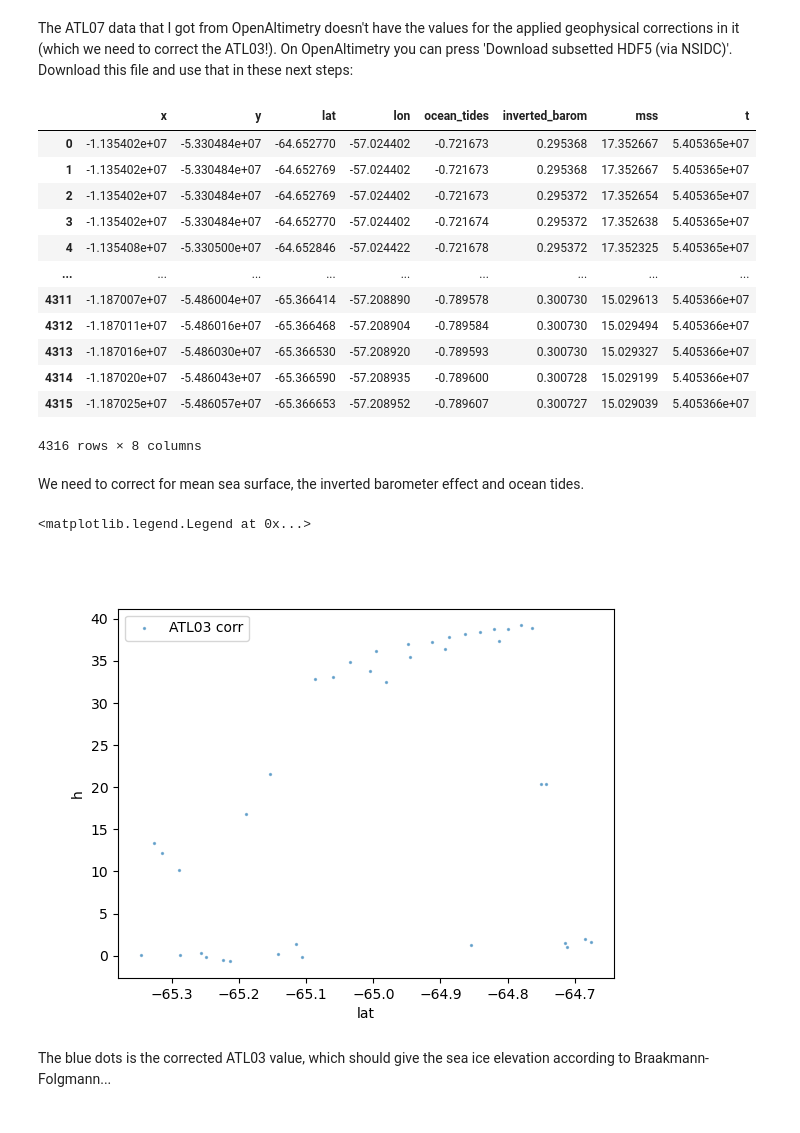
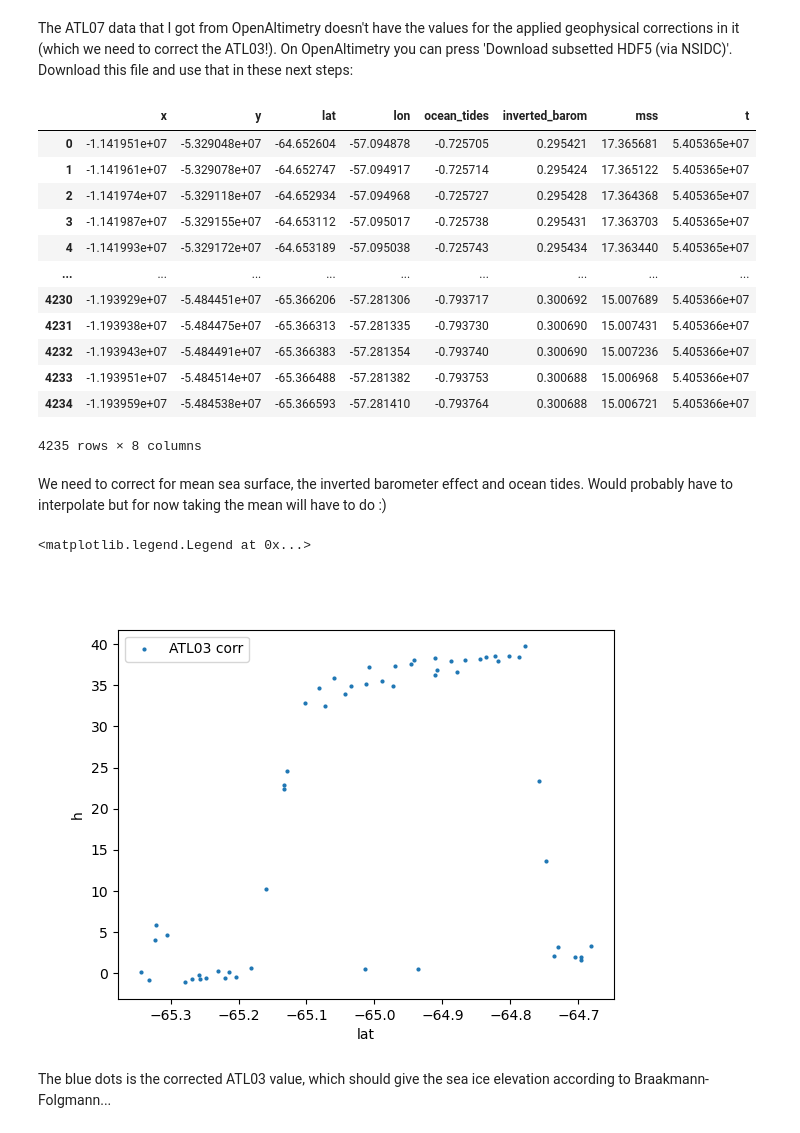
Before and after one commit to ICESAT-2HackWeek/2022Berg, a Jupyter notebook: contributors/isolde/OpenAlt_ATL03.ipynb, the cells around one changed output. Cells and saved outputs as stored; diff of their text form; code cells hidden in the pictures.

```diff
--- a/contributors/isolde/OpenAlt_ATL03.ipynb
+++ b/contributors/isolde/OpenAlt_ATL03.ipynb
@@ -8,8 +8,7 @@ URL and beam you are interested in:
 # %%
 url = 'http://openaltimetry.org/data/api/icesat2/atl07?date=2019-09-18&minx=-57.59762573242188&miny=-65.3666687011719&maxx=-56.92471313476563&maxy=-64.6525573730469&trackId=1260&beamName=gt3r&beamName=gt3l&beamName=gt2r&beamName=gt2l&beamName=gt1r&beamName=gt1l&outputFormat=json'
 #url = 'http://openaltimetry.org/data/api/icesat2/atl07?date=2021-12-22&minx=-133.89175415039077&miny=72.26669311523435&maxx=-133.4152221679689&maxy=72.57293701171872&trackId=1386&beamName=gt3r&beamName=gt3l&beamName=gt2r&beamName=gt2l&beamName=gt1r&beamName=gt1l&outputFormat=json'
-gtx = 'gt1l'
-#gtx = 'gt2l'
+gtx = 'gt2l'
 # %%
 %matplotlib widget
 import os
@@ -59,7 +52,7 @@ Methods from [Braakmann-Folgmann et al. (2022)](https://doi.org/10.1016/j.rse.20
 # %%
 #Drop low confidence observations
 atl03 = mydata.atl03
-atl03 = atl03.loc[(atl03['conf'] == 'High')|(atl03['conf']=='Medium')|(atl03['conf']=='Low')].reset_index(drop=True)
+atl03 = atl03.loc[(atl03['conf'] != 'Noise')].reset_index(drop=True)
 # %%
 #150 photons each averaged along-track
 atl03_150 = atl03.groupby(np.arange(len(atl03))//150).mean()
@@ -101,31 +94,31 @@ with h5py.File(file,'r') as h5f:
 atl07
 # %% [output]
 |  | x | y | lat | lon | ocean_tides | inverted_barom | mss | t |
-| 0 | -1.135402e+07 | -5.330484e+07 | -64.652770 | -57.024402 | -0.721673 | 0.295368 | 17.352667 | 5.405365e+07 |
-| 1 | -1.135402e+07 | -5.330484e+07 | -64.652769 | -57.024402 | -0.721673 | 0.295368 | 17.352667 | 5.405365e+07 |
-| 2 | -1.135402e+07 | -5.330484e+07 | -64.652769 | -57.024402 | -0.721673 | 0.295372 | 17.352654 | 5.405365e+07 |
-| 3 | -1.135402e+07 | -5.330484e+07 | -64.652770 | -57.024402 | -0.721674 | 0.295372 | 17.352638 | 5.405365e+07 |
-| 4 | -1.135408e+07 | -5.330500e+07 | -64.652846 | -57.024422 | -0.721678 | 0.295372 | 17.352325 | 5.405365e+07 |
+| 0 | -1.141951e+07 | -5.329048e+07 | -64.652604 | -57.094878 | -0.725705 | 0.295421 | 17.365681 | 5.405365e+07 |
+| 1 | -1.141961e+07 | -5.329078e+07 | -64.652747 | -57.094917 | -0.725714 | 0.295424 | 17.365122 | 5.405365e+07 |
+| 2 | -1.141974e+07 | -5.329118e+07 | -64.652934 | -57.094968 | -0.725727 | 0.295428 | 17.364368 | 5.405365e+07 |
+| 3 | -1.141987e+07 | -5.329155e+07 | -64.653112 | -57.095017 | -0.725738 | 0.295431 | 17.363703 | 5.405365e+07 |
+| 4 | -1.141993e+07 | -5.329172e+07 | -64.653189 | -57.095038 | -0.725743 | 0.295434 | 17.363440 | 5.405365e+07 |
 | ... | ... | ... | ... | ... | ... | ... | ... | ... |
-| 4311 | -1.187007e+07 | -5.486004e+07 | -65.366414 | -57.208890 | -0.789578 | 0.300730 | 15.029613 | 5.405366e+07 |
-| 4312 | -1.187011e+07 | -5.486016e+07 | -65.366468 | -57.208904 | -0.789584 | 0.300730 | 15.029494 | 5.405366e+07 |
-| 4313 | -1.187016e+07 | -5.486030e+07 | -65.366530 | -57.208920 | -0.789593 | 0.300730 | 15.029327 | 5.405366e+07 |
-| 4314 | -1.187020e+07 | -5.486043e+07 | -65.366590 | -57.208935 | -0.789600 | 0.300728 | 15.029199 | 5.405366e+07 |
-| 4315 | -1.187025e+07 | -5.486057e+07 | -65.366653 | -57.208952 | -0.789607 | 0.300727 | 15.029039 | 5.405366e+07 |
+| 4230 | -1.193929e+07 | -5.484451e+07 | -65.366206 | -57.281306 | -0.793717 | 0.300692 | 15.007689 | 5.405366e+07 |
+| 4231 | -1.193938e+07 | -5.484475e+07 | -65.366313 | -57.281335 | -0.793730 | 0.300690 | 15.007431 | 5.405366e+07 |
+| 4232 | -1.193943e+07 | -5.484491e+07 | -65.366383 | -57.281354 | -0.793740 | 0.300690 | 15.007236 | 5.405366e+07 |
+| 4233 | -1.193951e+07 | -5.484514e+07 | -65.366488 | -57.281382 | -0.793753 | 0.300688 | 15.006968 | 5.405366e+07 |
+| 4234 | -1.193959e+07 | -5.484538e+07 | -65.366593 | -57.281410 | -0.793764 | 0.300688 | 15.006721 | 5.405366e+07 |
-4316 rows × 8 columns
+4235 rows × 8 columns
 # %% [markdown]
-We need to correct for mean sea surface, the inverted barometer effect and ocean tides.
+We need to correct for mean sea surface, the inverted barometer effect and ocean tides. Would probably have to interpolate but for now taking the mean will have to do :)
 # %%
 atl03_150['corr_h'] = atl03_150['h']-np.mean(atl07.mss)-np.mean(atl07.inverted_barom)-np.mean(atl07.ocean_tides)
 # %%
 fig = plt.figure()
-plt.scatter(atl03_150.lat,atl03_150.corr_h,s=2, alpha=0.5,label='ATL03 corr')
+plt.scatter(atl03_150.lat,atl03_150.corr_h,s=4, label='ATL03 corr')
 plt.xlabel('lat')
 plt.ylabel('h')
 plt.legend(loc='upper left')
 # %% [output]
 <matplotlib.legend.Legend at 0x...>
-[figure, old version]
+[figure, new version]
 # %% [markdown]
 The blue dots is the corrected ATL03 value, which should give the sea ice elevation according to Braakmann-Folgmann...
 # %%
```
Also changed, not shown: parts of 3 cells of this notebook.
